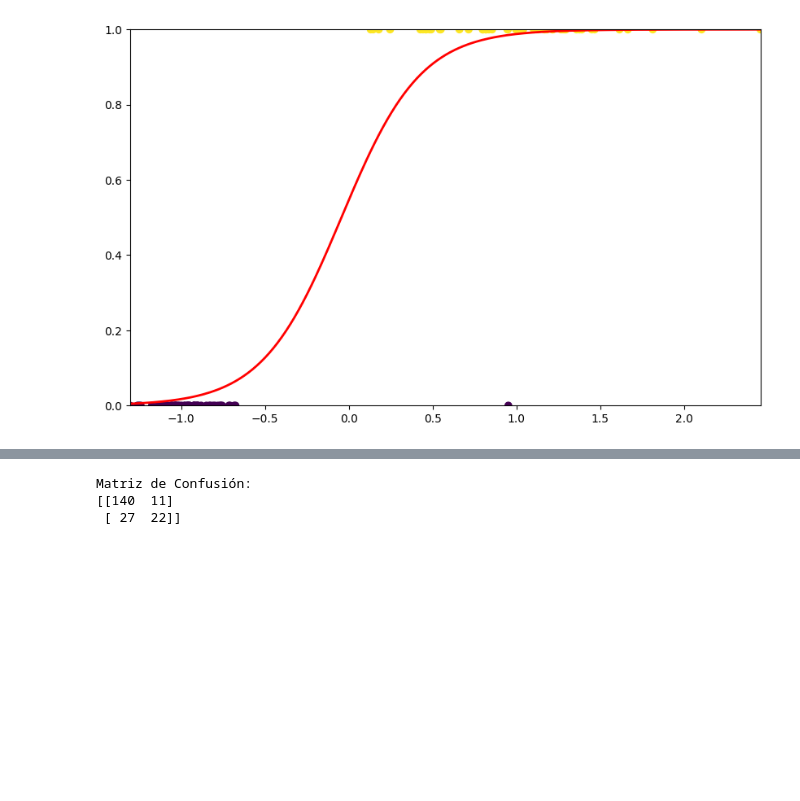
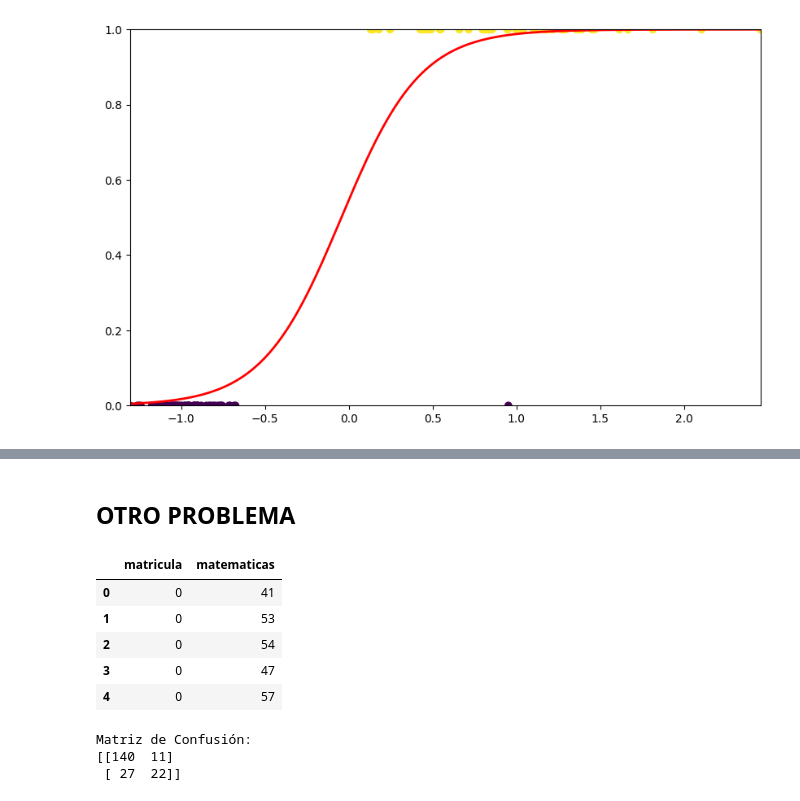
Before and after one commit to DiegoSuarz/Estadisctica_CienciaDeDatos, a Jupyter notebook: semana9.ipynb, the cells around one changed output, grey strips where cells are left out. Saved outputs shown, nothing was run; the diff lists cells and outputs as text; code cells hidden in the pictures; blank space fills up the shorter version.

```diff
--- a/semana9.ipynb
+++ b/semana9.ipynb
@@ -542,6 +542,8 @@ from IPython.display import Video
 Video('/content/logistic_regression_training.mp4', embed=True)
 # %% [output]
 [interactive output not drawn]
+# %% [markdown]
+## OTRO PROBLEMA
 # %%
 # Crear la lista de matrículas
 matricula = [0, 0, 0, 0, 0, 0, 0, 0, 0, 0, 0, 1, 0, 1, 0, 0, 0, 0, 1,
@@ -581,6 +583,15 @@ datos = pd.DataFrame({'matricula': matricula, 'matematicas': matematicas})
 # X = X.reshape(-1, 1)
 # y = datos.matricula.values
 # y = y.astype(float)
+# %%
+datos.head()
+# %% [output]
+|  | matricula | matematicas |
+| 0 | 0 | 41 |
+| 1 | 0 | 53 |
+| 2 | 0 | 54 |
+| 3 | 0 | 47 |
+| 4 | 0 | 57 |
 # %%
 import pandas as pd
 import numpy as np
```
Also changed, not shown: parts of 6 cells of this notebook, 1 other file.
